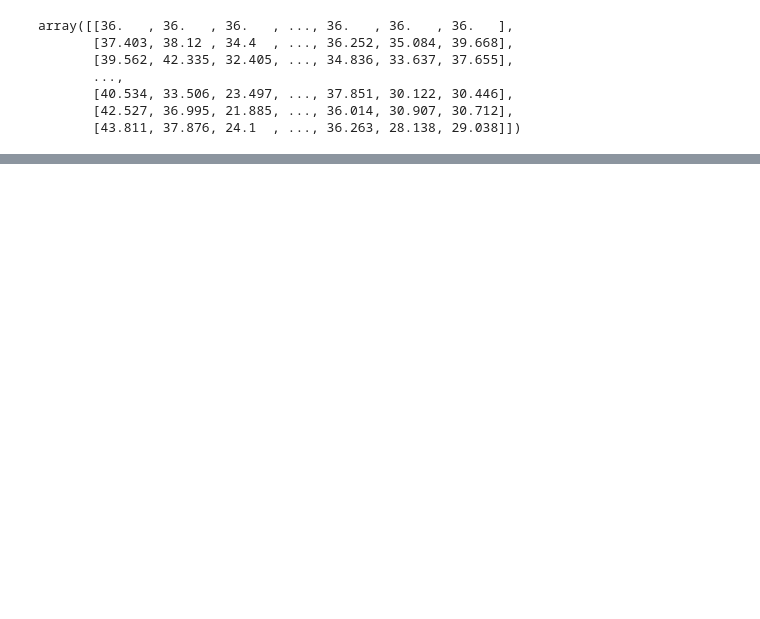
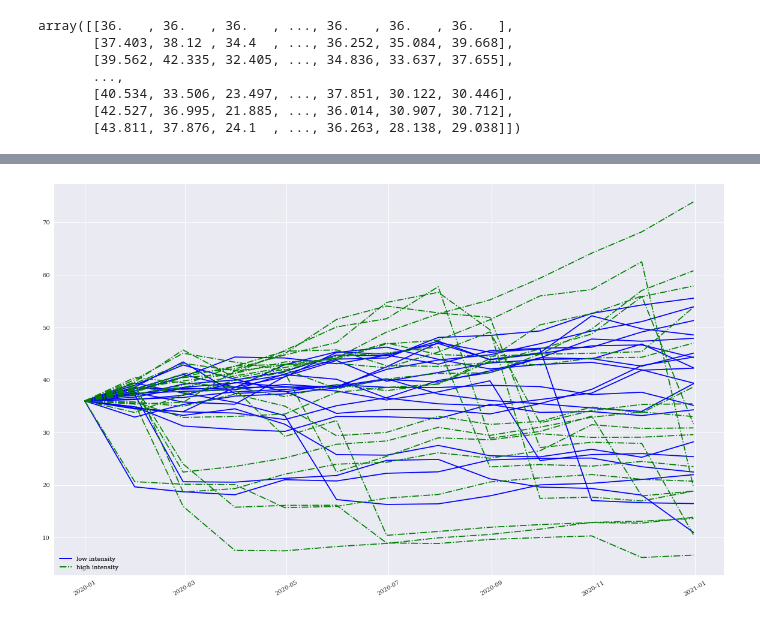
Before and after one commit to thomasmurphycodes/PythonForFinance, a Jupyter notebook: notebooks/Python for Finance Chapter 18 - Simulation of Financial Models.ipynb, the cells around one changed output, grey strips where cells are left out. Cells and saved outputs as stored; diff of their text form; code cells hidden in the pictures; blank space fills up the shorter version.

```diff
--- a/notebooks/Python for Finance Chapter 18 - Simulation of Financial Models.ipynb
+++ b/notebooks/Python for Finance Chapter 18 - Simulation of Financial Models.ipynb
@@ -396,0 +554,10 @@ plt.xticks()
+# %%
+plt.figure(figsize=(20,12))
+p1 = plt.plot(gbm.time_grid, paths_3[:, :20], 'b')
+p2 = plt.plot(gbm.time_grid, paths_4[:, :20], 'g-.')
+l1 = plt.legend([p1[0], p2[0]],
+                         ['low intensity', 'high intensity'], loc=3)
+plt.gca().add_artist(l1)
+plt.xticks(rotation=30);
+# %% [output]
+[figure, added]
```
Also changed, not shown: parts of 13 cells of this notebook.
